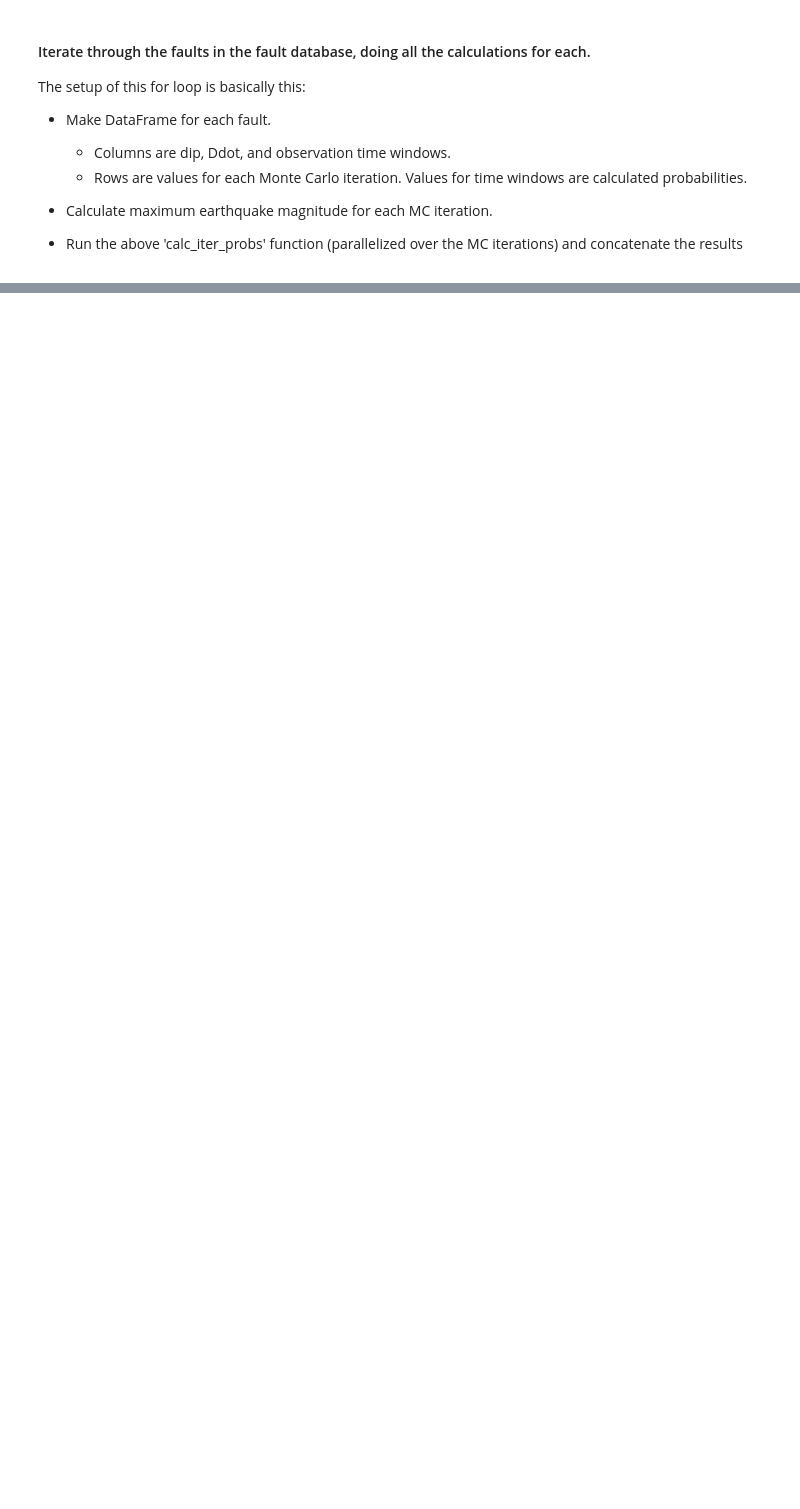
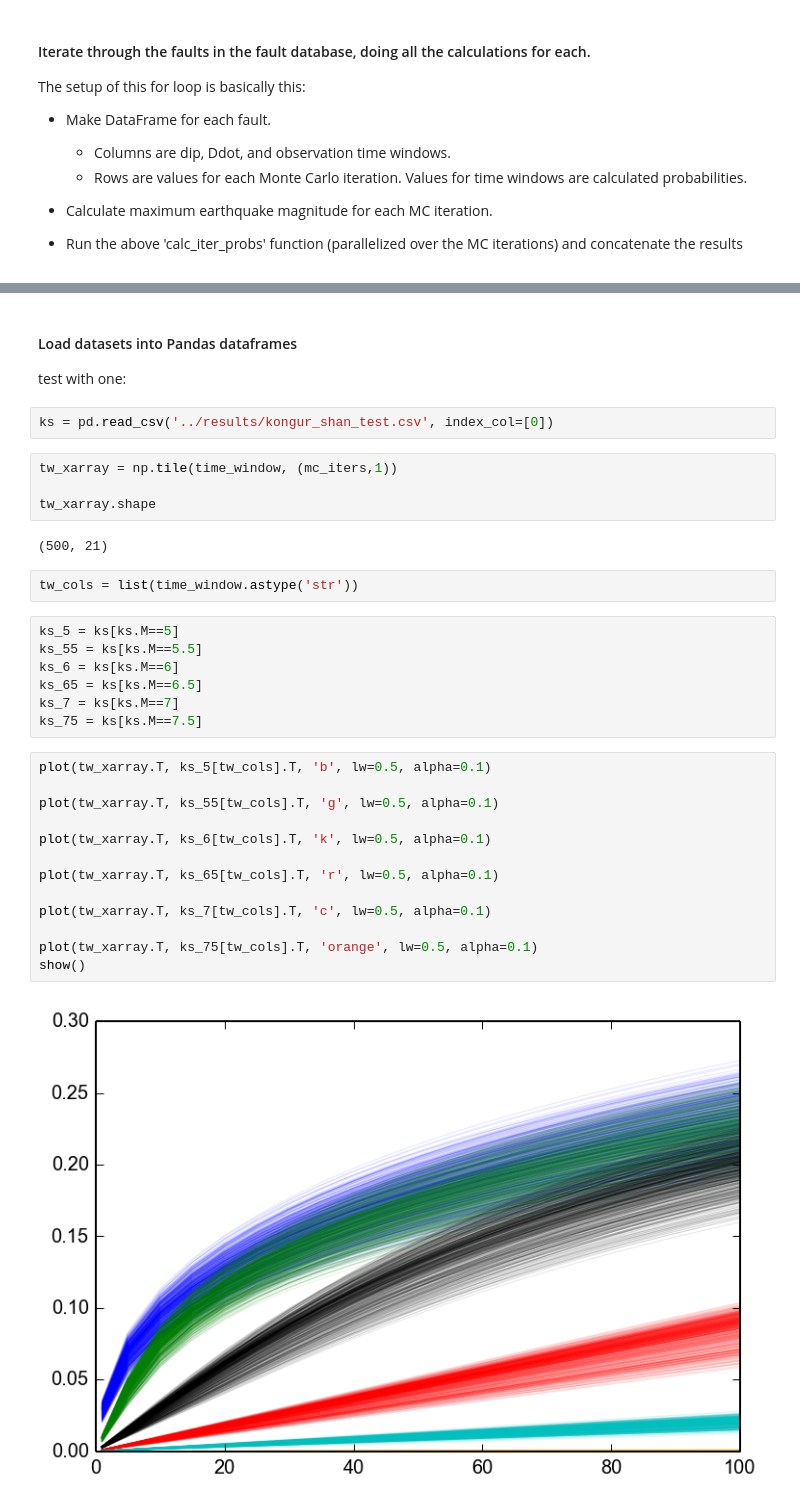
Before and after one commit to cossatot/lanf_earthquake_likelihood, a Jupyter notebook: notebooks/whole_project_workflow.ipynb, the cells around one changed output, grey strips where cells are left out. Saved outputs shown, nothing was run; the diff lists cells and outputs as text; blank space fills up the shorter version.

```diff
--- a/notebooks/whole_project_workflow.ipynb
+++ b/notebooks/whole_project_workflow.ipynb
@@ -143,0 +177,36 @@ for fault in list(f.index):
+# %% [markdown]
+#### Load datasets into Pandas dataframes
+
+test with one:
+# %%
+ks = pd.read_csv('../results/kongur_shan_test.csv', index_col=[0])
+# %%
+tw_xarray = np.tile(time_window, (mc_iters,1))
+
+tw_xarray.shape
+# %% [output]
+(500, 21)
+# %%
+tw_cols = list(time_window.astype('str'))
+# %%
+ks_5 = ks[ks.M==5]
+ks_55 = ks[ks.M==5.5]
+ks_6 = ks[ks.M==6]
+ks_65 = ks[ks.M==6.5]
+ks_7 = ks[ks.M==7]
+ks_75 = ks[ks.M==7.5]
+# %%
+plot(tw_xarray.T, ks_5[tw_cols].T, 'b', lw=0.5, alpha=0.1)
+
+plot(tw_xarray.T, ks_55[tw_cols].T, 'g', lw=0.5, alpha=0.1)
+
+plot(tw_xarray.T, ks_6[tw_cols].T, 'k', lw=0.5, alpha=0.1)
+
+plot(tw_xarray.T, ks_65[tw_cols].T, 'r', lw=0.5, alpha=0.1)
+
+plot(tw_xarray.T, ks_7[tw_cols].T, 'c', lw=0.5, alpha=0.1)
+
+plot(tw_xarray.T, ks_75[tw_cols].T, 'orange', lw=0.5, alpha=0.1)
+show()
+# %% [output]
+[figure, added]
```
Also changed, not shown: parts of 25 cells of this notebook, 22 other files.
